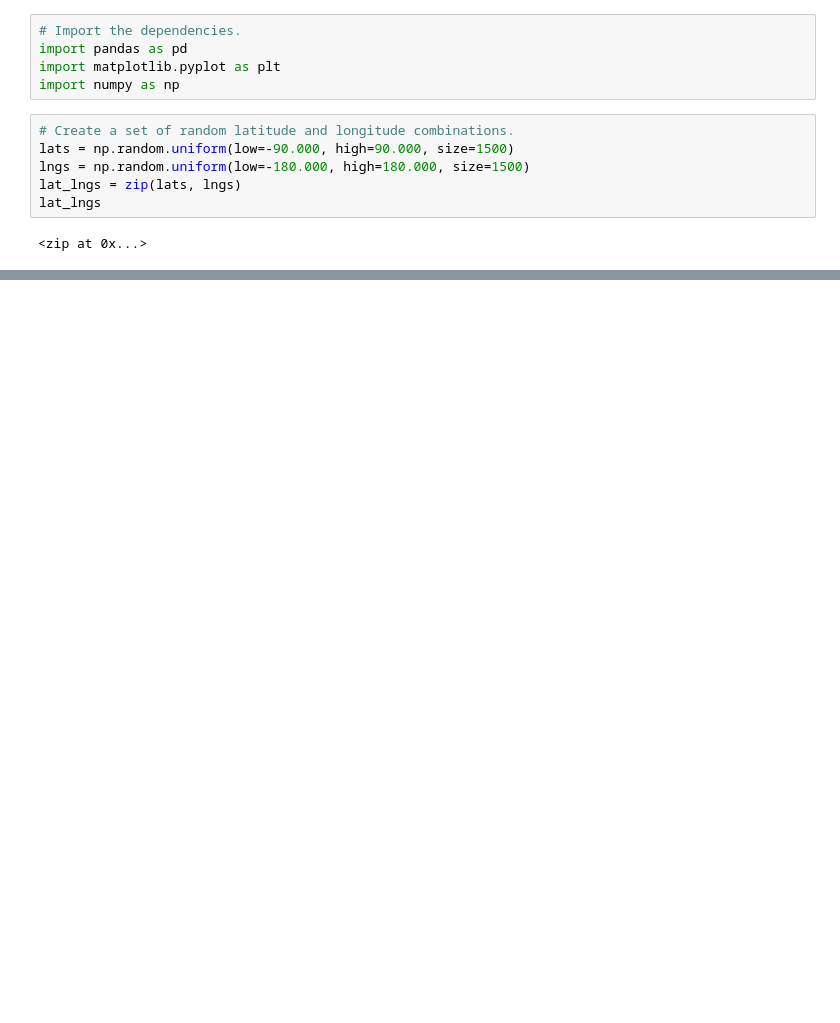
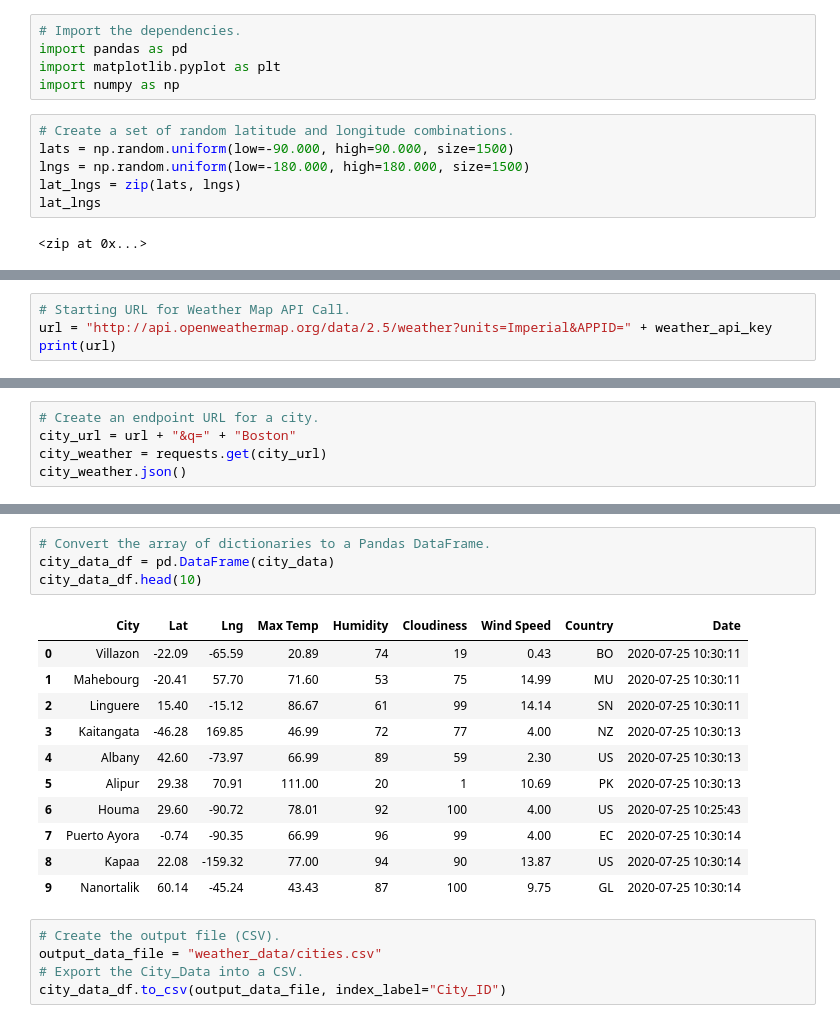
Before and after one commit to sierrah154/World_Weather_Analysis, a Jupyter notebook: WeatherPy.ipynb, the cells around one changed output, grey strips where cells are left out. Drawn from its saved outputs; the diff is of its cells as text; blank space fills up the shorter version.

Commit message:
Modifying .gitignore and WeatherPy.ipynb. Adding weather_data folder.

```diff
--- a/WeatherPy.ipynb
+++ b/WeatherPy.ipynb
@@ -97,0 +102,4 @@ len(cities)
+# %%
+# Starting URL for Weather Map API Call.
+url = "http://api.openweathermap.org/data/2.5/weather?units=Imperial&APPID=" + weather_api_key
+print(url)
@@ -97,0 +198,5 @@ len(cities)
+# %%
+# Create an endpoint URL for a city.
+city_url = url + "&q=" + "Boston"
+city_weather = requests.get(city_url)
+city_weather.json()
@@ -97,0 +388,21 @@ len(cities)
+# %%
+# Convert the array of dictionaries to a Pandas DataFrame.
+city_data_df = pd.DataFrame(city_data)
+city_data_df.head(10)
+# %% [output]
+|  | City | Lat | Lng | Max Temp | Humidity | Cloudiness | Wind Speed | Country | Date |
+| 0 | Villazon | -22.09 | -65.59 | 20.89 | 74 | 19 | 0.43 | BO | 2020-07-25 10:30:11 |
+| 1 | Mahebourg | -20.41 | 57.70 | 71.60 | 53 | 75 | 14.99 | MU | 2020-07-25 10:30:11 |
+| 2 | Linguere | 15.40 | -15.12 | 86.67 | 61 | 99 | 14.14 | SN | 2020-07-25 10:30:11 |
+| 3 | Kaitangata | -46.28 | 169.85 | 46.99 | 72 | 77 | 4.00 | NZ | 2020-07-25 10:30:13 |
+| 4 | Albany | 42.60 | -73.97 | 66.99 | 89 | 59 | 2.30 | US | 2020-07-25 10:30:13 |
+| 5 | Alipur | 29.38 | 70.91 | 111.00 | 20 | 1 | 10.69 | PK | 2020-07-25 10:30:13 |
+| 6 | Houma | 29.60 | -90.72 | 78.01 | 92 | 100 | 4.00 | US | 2020-07-25 10:25:43 |
+| 7 | Puerto Ayora | -0.74 | -90.35 | 66.99 | 96 | 99 | 4.00 | EC | 2020-07-25 10:30:14 |
+| 8 | Kapaa | 22.08 | -159.32 | 77.00 | 94 | 90 | 13.87 | US | 2020-07-25 10:30:14 |
+| 9 | Nanortalik | 60.14 | -45.24 | 43.43 | 87 | 100 | 9.75 | GL | 2020-07-25 10:30:14 |
+# %%
+# Create the output file (CSV).
+output_data_file = "weather_data/cities.csv"
+# Export the City_Data into a CSV.
+city_data_df.to_csv(output_data_file, index_label="City_ID")
```
Also changed, not shown: parts of 37 cells of this notebook, 2 other files.
